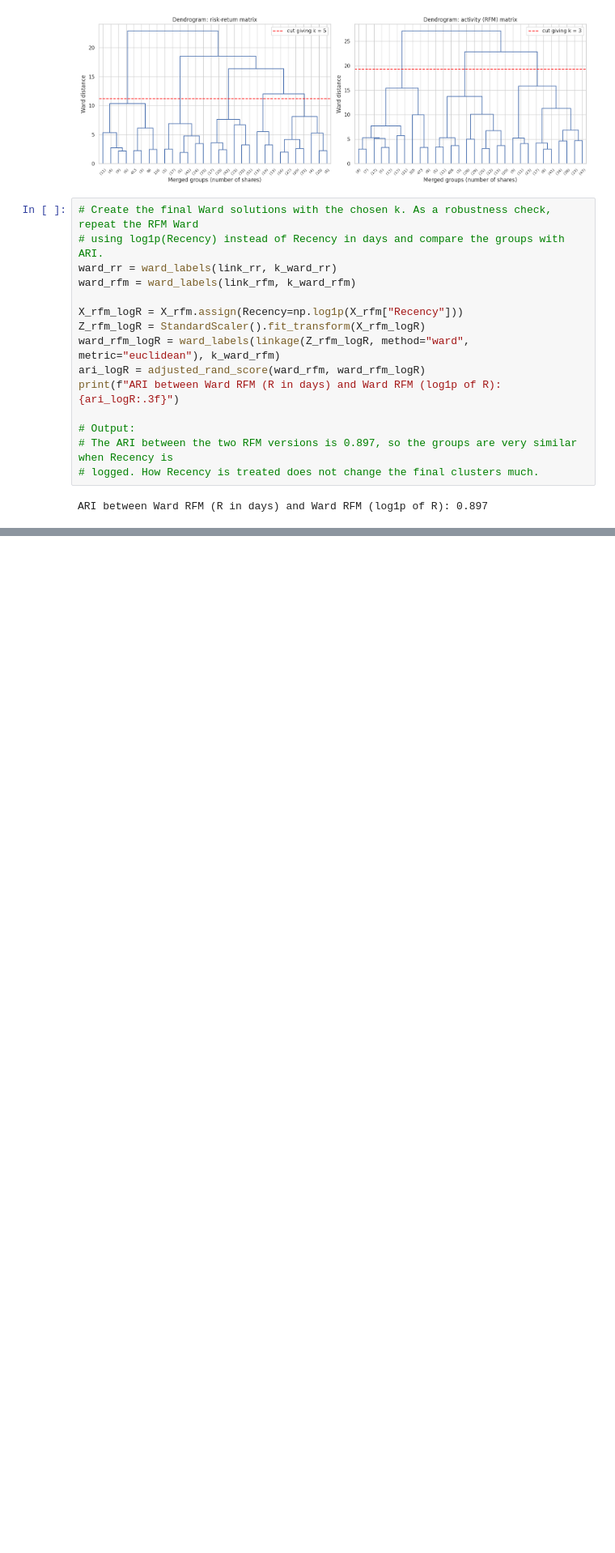
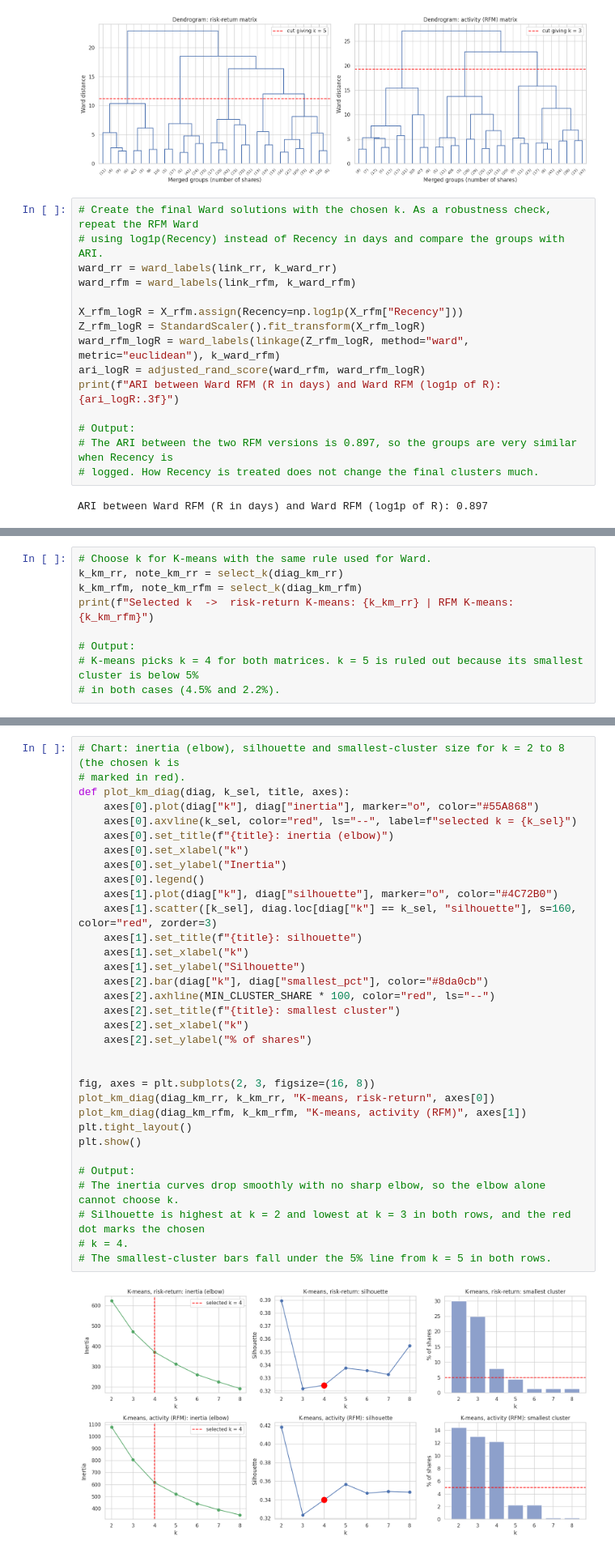
Before and after one commit to Dewdahara/CRMCM_CW1_w2054873, a Jupyter notebook: CRMCM_CW1_w2054873.ipynb, the cells around one changed output, grey strips where cells are left out. Shown at 81% size. Saved outputs shown, nothing was run; the diff lists cells and outputs as text; blank space fills up the shorter version.

Commit message:
Task 2.3: add K-means clustering and cluster-quality checks

```diff
--- a/CRMCM_CW1_w2054873.ipynb
+++ b/CRMCM_CW1_w2054873.ipynb
@@ -2326,0 +2391,9 @@ ARI between Ward RFM (R in days) and Ward RFM (log1p of R): 0.897
+# %%
+# Choose k for K-means with the same rule used for Ward.
+k_km_rr, note_km_rr = select_k(diag_km_rr)
+k_km_rfm, note_km_rfm = select_k(diag_km_rfm)
+print(f"Selected k  ->  risk-return K-means: {k_km_rr} | RFM K-means: {k_km_rfm}")
+
+# Output:
+# K-means picks k = 4 for both matrices. k = 5 is ruled out because its smallest cluster is below 5%
+# in both cases (4.5% and 2.2%).
@@ -2326,0 +2402,35 @@ ARI between Ward RFM (R in days) and Ward RFM (log1p of R): 0.897
+# %%
+# Chart: inertia (elbow), silhouette and smallest-cluster size for k = 2 to 8 (the chosen k is
+# marked in red).
+def plot_km_diag(diag, k_sel, title, axes):
+    axes[0].plot(diag["k"], diag["inertia"], marker="o", color="#55A868")
+    axes[0].axvline(k_sel, color="red", ls="--", label=f"selected k = {k_sel}")
+    axes[0].set_title(f"{title}: inertia (elbow)")
+    axes[0].set_xlabel("k")
+    axes[0].set_ylabel("Inertia")
+    axes[0].legend()
+    axes[1].plot(diag["k"], diag["silhouette"], marker="o", color="#4C72B0")
+    axes[1].scatter([k_sel], diag.loc[diag["k"] == k_sel, "silhouette"], s=160, color="red", zorder=3)
+    axes[1].set_title(f"{title}: silhouette")
+    axes[1].set_xlabel("k")
+    axes[1].set_ylabel("Silhouette")
+    axes[2].bar(diag["k"], diag["smallest_pct"], color="#8da0cb")
+    axes[2].axhline(MIN_CLUSTER_SHARE * 100, color="red", ls="--")
+    axes[2].set_title(f"{title}: smallest cluster")
+    axes[2].set_xlabel("k")
+    axes[2].set_ylabel("% of shares")
+
+
+fig, axes = plt.subplots(2, 3, figsize=(16, 8))
+plot_km_diag(diag_km_rr, k_km_rr, "K-means, risk-return", axes[0])
+plot_km_diag(diag_km_rfm, k_km_rfm, "K-means, activity (RFM)", axes[1])
+plt.tight_layout()
+plt.show()
+
+# Output:
+# The inertia curves drop smoothly with no sharp elbow, so the elbow alone cannot choose k.
+# Silhouette is highest at k = 2 and lowest at k = 3 in both rows, and the red dot marks the chosen
+# k = 4.
+# The smallest-cluster bars fall under the 5% line from k = 5 in both rows.
+# %% [output]
+[figure, added]
```
Also changed, not shown: parts of 7 cells of this notebook.
